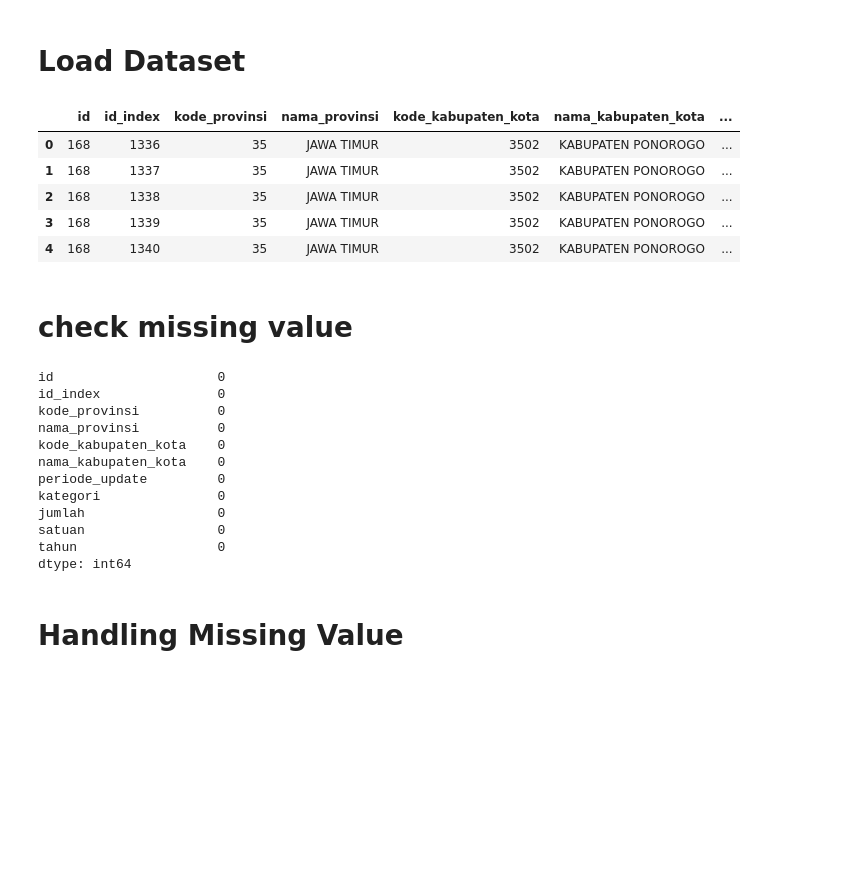
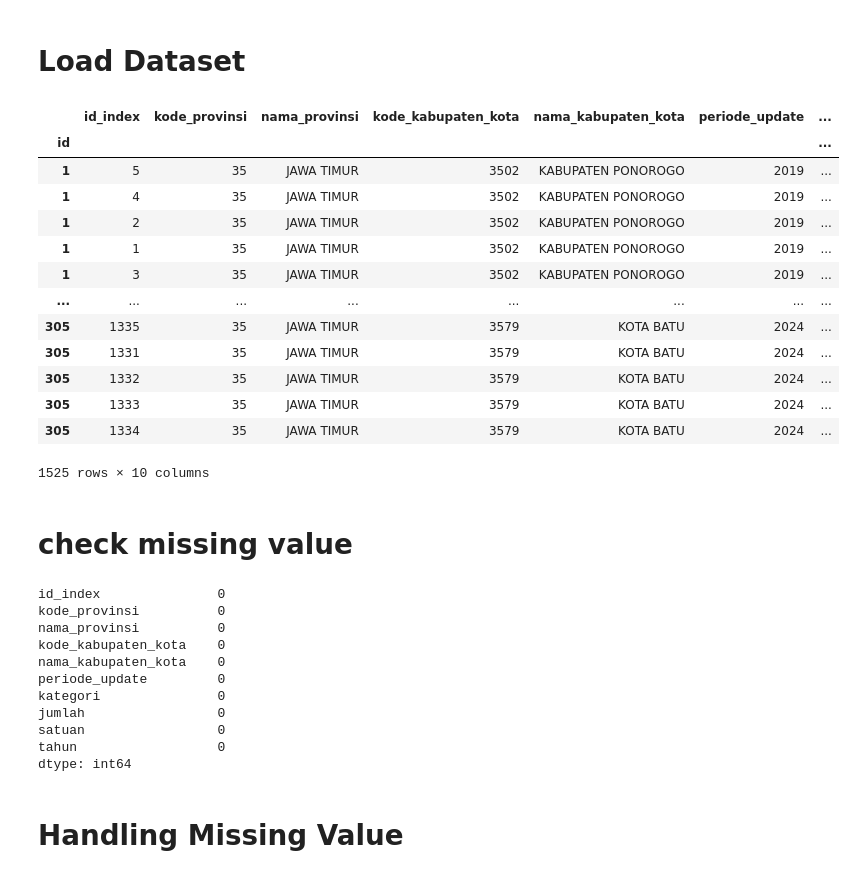
Before and after one commit to yowxy/Forecasting-Village-Population-in-East-Java-, a Jupyter notebook: index.ipynb, the cells around one changed output. Drawn from its saved outputs; the diff is of its cells as text; code cells hidden in the pictures; blank space fills up the shorter version.

```diff
--- a/index.ipynb
+++ b/index.ipynb
@@ -9,21 +9,28 @@ import numpy as np
 # %% [markdown]
 # Load Dataset
 # %%
-data = pd.read_csv('Jumlah_desa_jatim.csv')
-data.head()
+data = pd.read_csv('JumlahDesa.csv', index_col=0)
+data
 # %% [output]
-|  | id | id_index | kode_provinsi | nama_provinsi | kode_kabupaten_kota | nama_kabupaten_kota | ... |
-| 0 | 168 | 1336 | 35 | JAWA TIMUR | 3502 | KABUPATEN PONOROGO | ... |
-| 1 | 168 | 1337 | 35 | JAWA TIMUR | 3502 | KABUPATEN PONOROGO | ... |
-| 2 | 168 | 1338 | 35 | JAWA TIMUR | 3502 | KABUPATEN PONOROGO | ... |
-| 3 | 168 | 1339 | 35 | JAWA TIMUR | 3502 | KABUPATEN PONOROGO | ... |
-| 4 | 168 | 1340 | 35 | JAWA TIMUR | 3502 | KABUPATEN PONOROGO | ... |
+|  | id_index | kode_provinsi | nama_provinsi | kode_kabupaten_kota | nama_kabupaten_kota | periode_update | ... |
+| id |  |  |  |  |  |  | ... |
+| 1 | 5 | 35 | JAWA TIMUR | 3502 | KABUPATEN PONOROGO | 2019 | ... |
+| 1 | 4 | 35 | JAWA TIMUR | 3502 | KABUPATEN PONOROGO | 2019 | ... |
+| 1 | 2 | 35 | JAWA TIMUR | 3502 | KABUPATEN PONOROGO | 2019 | ... |
+| 1 | 1 | 35 | JAWA TIMUR | 3502 | KABUPATEN PONOROGO | 2019 | ... |
+| 1 | 3 | 35 | JAWA TIMUR | 3502 | KABUPATEN PONOROGO | 2019 | ... |
+| ... | ... | ... | ... | ... | ... | ... | ... |
+| 305 | 1335 | 35 | JAWA TIMUR | 3579 | KOTA BATU | 2024 | ... |
+| 305 | 1331 | 35 | JAWA TIMUR | 3579 | KOTA BATU | 2024 | ... |
+| 305 | 1332 | 35 | JAWA TIMUR | 3579 | KOTA BATU | 2024 | ... |
+| 305 | 1333 | 35 | JAWA TIMUR | 3579 | KOTA BATU | 2024 | ... |
+| 305 | 1334 | 35 | JAWA TIMUR | 3579 | KOTA BATU | 2024 | ... |
+1525 rows × 10 columns
 # %% [markdown]
 # check missing value
 # %%
 data.isnull().sum()
 # %% [output]
-id                     0
 id_index               0
 kode_provinsi          0
 nama_provinsi          0
```
Also changed, not shown: parts of 3 cells of this notebook, 1 other file.
